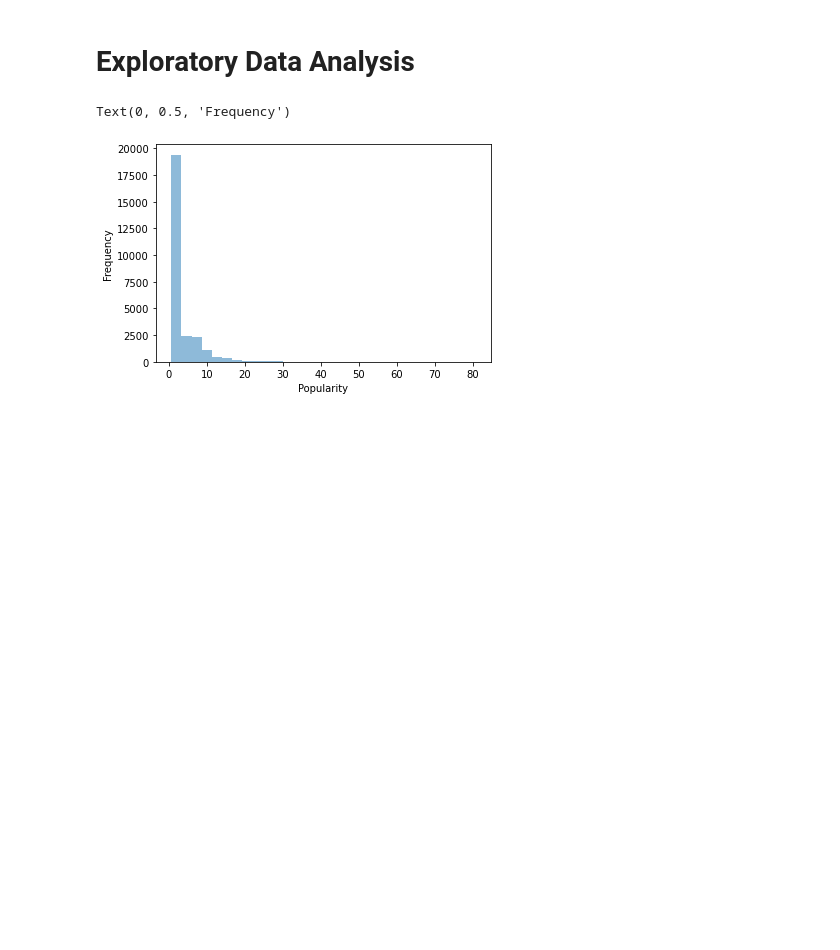
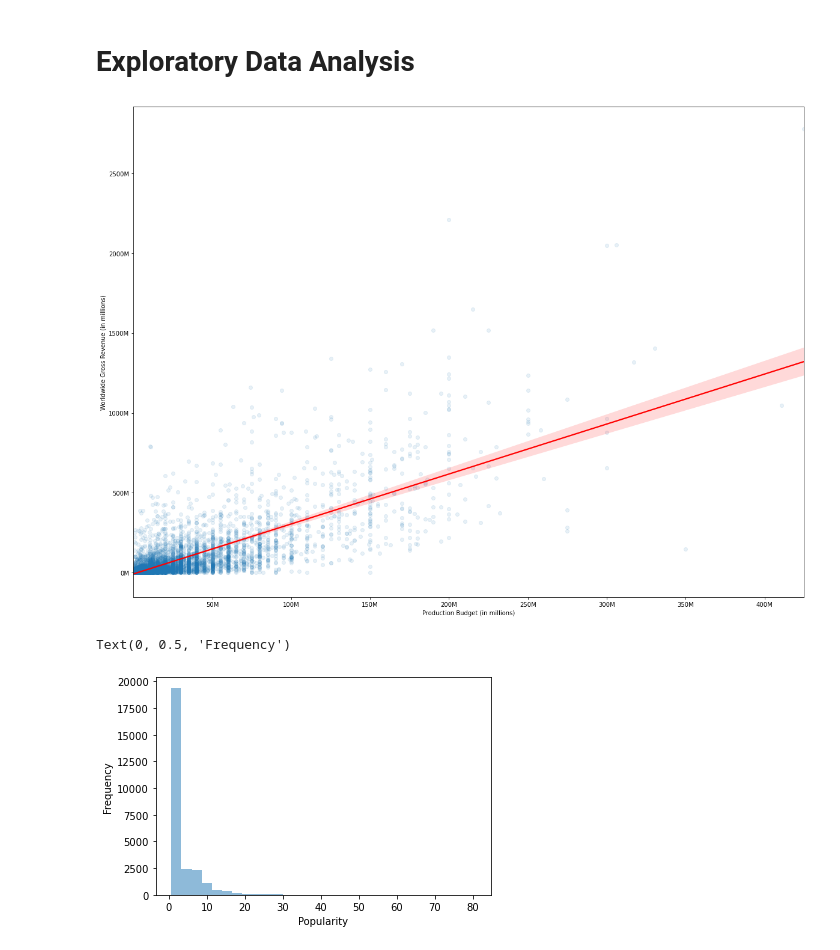
Before and after one commit to adammarianacci/Microsoft_Movie_Analysis, a Jupyter notebook: Notebook.ipynb, the cells around one changed output. Cells and saved outputs as stored; diff of their text form; code cells hidden in the pictures; blank space fills up the shorter version.

```diff
--- a/Notebook.ipynb
+++ b/Notebook.ipynb
@@ -490,3 +472,27 @@ df_imdb.head()
+# %%
+plt.figure(figsize = (20, 15))
+plt.ticklabel_format(style='plain')
+sns.regplot(
+    data = sorted_worldwide_gross_movie_budgets_df,
+    x = "production_budget",
+    y = "worldwide_gross",
+    scatter_kws = {"alpha": 0.1},
+    line_kws = {"color": "red"}
+)
+plt.savefig("budget_wgross.jpg")
+
+plt.xlabel('Production Budget (in millions)')
+plt.gca().xaxis.set_major_formatter(ticker.FuncFormatter
+        (lambda x, pos: f'{x/1000000:.0f}M'))
+
+# Set the y-axis label and format the tick labels in millions
+plt.ylabel('Worldwide Gross Revenue (in millions)')
+plt.gca().yaxis.set_major_formatter(ticker.FuncFormatter
+        (lambda x, pos: f'{x/1000000:.0f}M'))
+
+plt.savefig("budget_wgross.jpg")
+# %% [output]
+[figure, added]
 # %%
 # Graphing descriptive statistics for the data frame (histogram)
 ax = sorted_popularity_tmdb_movies_df["popularity"].plot.hist(bins=30, alpha=0.5)
```
Also changed, not shown: parts of 27 cells of this notebook, 2 other files.
